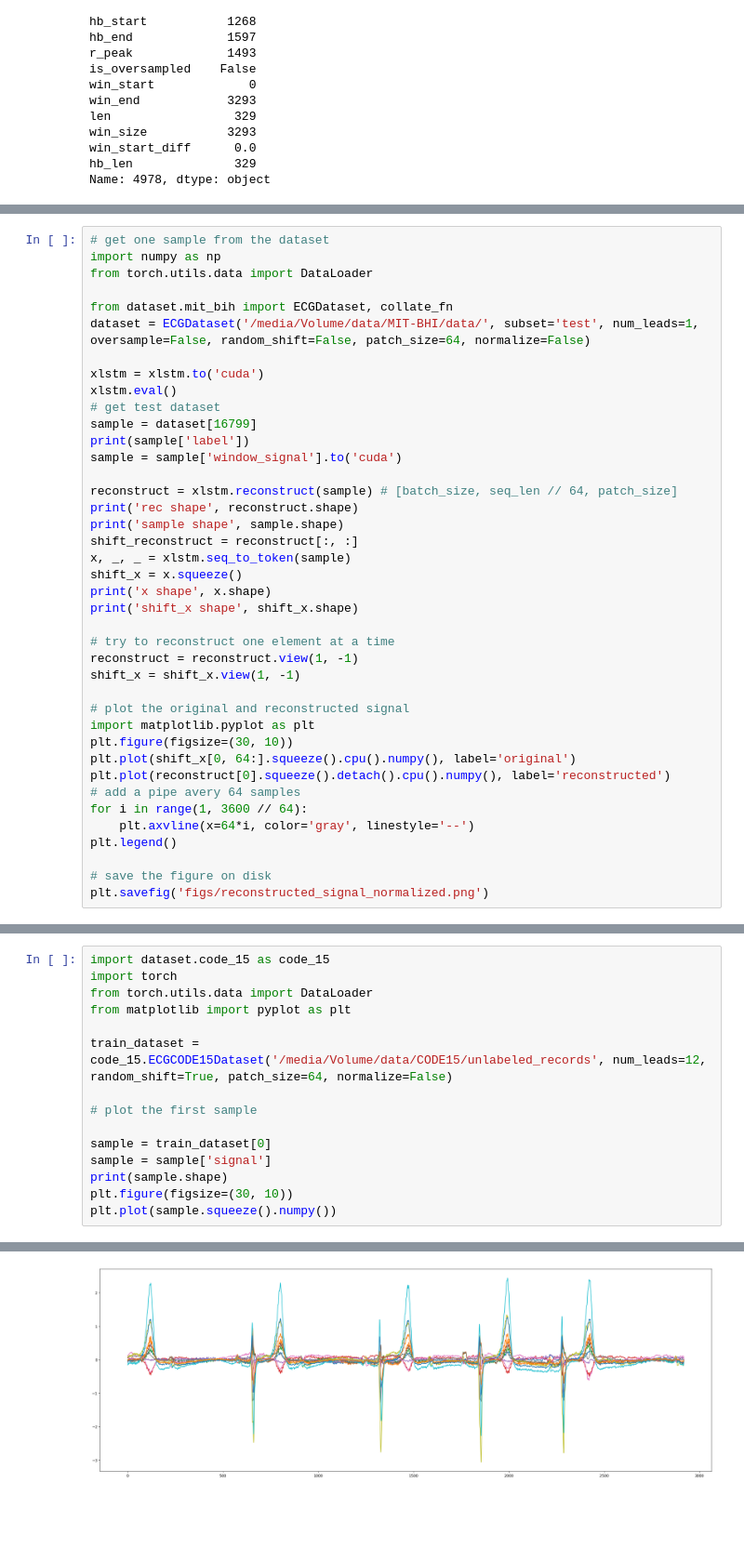
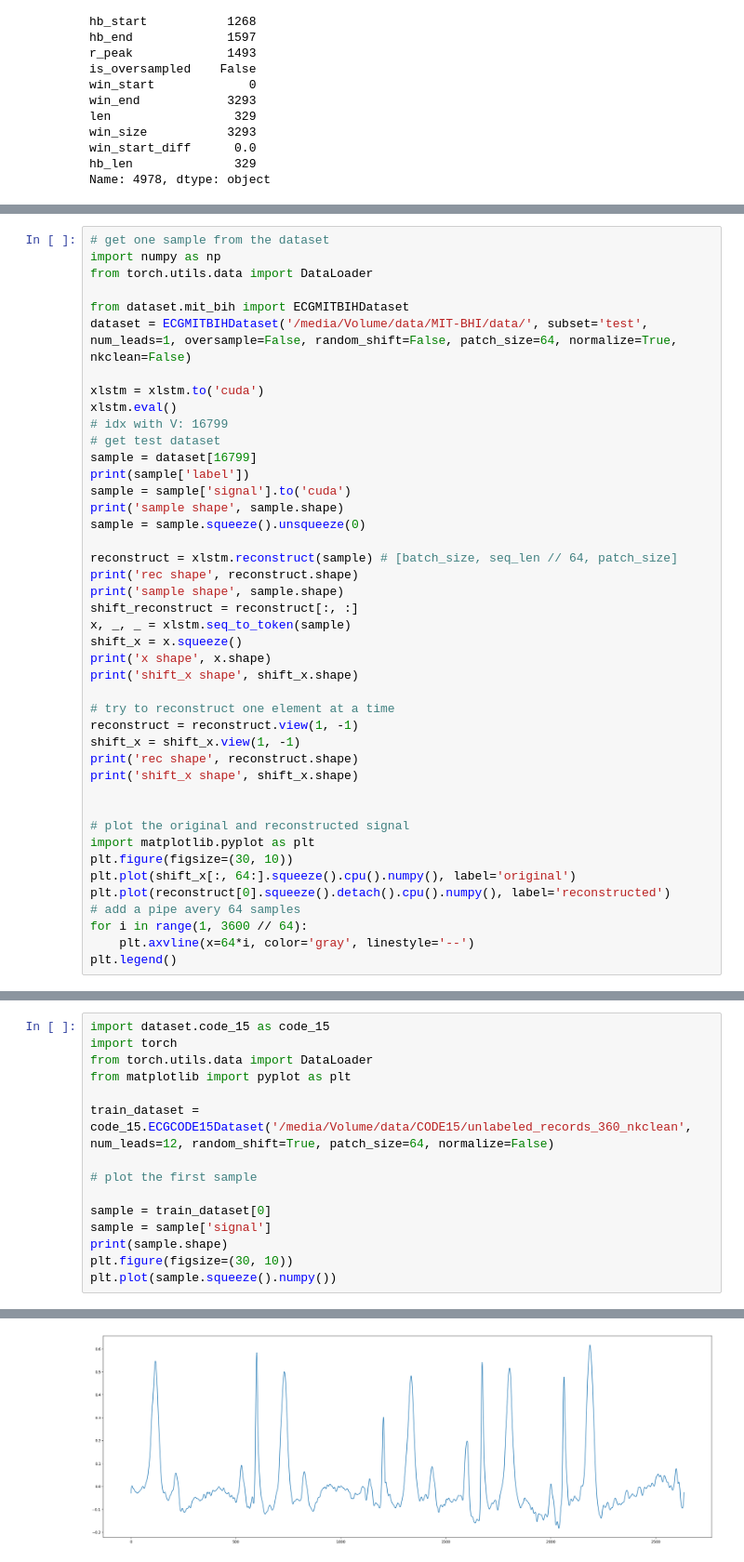
Before and after one commit to luna97/MIT-BIH_ecg_arrhytmia, a Jupyter notebook: test.ipynb, the cells around one changed output, grey strips where cells are left out. Shown at 93% size. Saved outputs shown, nothing was run; the diff lists cells and outputs as text; blank space fills up the shorter version.

Commit message:
wip pre patchembedding

```diff
--- a/test.ipynb
+++ b/test.ipynb
@@ -97,15 +107,18 @@ RuntimeError: Error(s) in loading state_dict for myxLSTM:
 import numpy as np
 from torch.utils.data import DataLoader
 
-from dataset.mit_bih import ECGDataset, collate_fn
-dataset = ECGDataset('/media/Volume/data/MIT-BHI/data/', subset='test', num_leads=1, oversample=False, random_shift=False, patch_size=64, normalize=False)
+from dataset.mit_bih import ECGMITBIHDataset
+dataset = ECGMITBIHDataset('/media/Volume/data/MIT-BHI/data/', subset='test', num_leads=1, oversample=False, random_shift=False, patch_size=64, normalize=True, nkclean=False)
 
 xlstm = xlstm.to('cuda')
 xlstm.eval()
+# idx with V: 16799
 # get test dataset
 sample = dataset[16799]
 print(sample['label'])
-sample = sample['window_signal'].to('cuda')
+sample = sample['signal'].to('cuda')
+print('sample shape', sample.shape)
+sample = sample.squeeze().unsqueeze(0)
 
 reconstruct = xlstm.reconstruct(sample) # [batch_size, seq_len // 64, patch_size]
 print('rec shape', reconstruct.shape)
@@ -119,18 +132,18 @@ print('shift_x shape', shift_x.shape)
 # try to reconstruct one element at a time
 reconstruct = reconstruct.view(1, -1)
 shift_x = shift_x.view(1, -1)
+print('rec shape', reconstruct.shape)
+print('shift_x shape', shift_x.shape)
+
 
 # plot the original and reconstructed signal
 import matplotlib.pyplot as plt
 plt.figure(figsize=(30, 10))
-plt.plot(shift_x[0, 64:].squeeze().cpu().numpy(), label='original')
+plt.plot(shift_x[:, 64:].squeeze().cpu().numpy(), label='original')
 plt.plot(reconstruct[0].squeeze().detach().cpu().numpy(), label='reconstructed')
 # add a pipe avery 64 samples
 for i in range(1, 3600 // 64):
     plt.axvline(x=64*i, color='gray', linestyle='--')
 plt.legend()
-
-# save the figure on disk
-plt.savefig('figs/reconstructed_signal_normalized.png')
 # %% [output]
 2
@@ -169,7 +217,7 @@ import torch
 from torch.utils.data import DataLoader
 from matplotlib import pyplot as plt
 
-train_dataset = code_15.ECGCODE15Dataset('/media/Volume/data/CODE15/unlabeled_records', num_leads=12, random_shift=True, patch_size=64, normalize=False)
+train_dataset = code_15.ECGCODE15Dataset('/media/Volume/data/CODE15/unlabeled_records_360_nkclean', num_leads=12, random_shift=True, patch_size=64, normalize=False)
 
 # plot the first sample
 
@@ -198,4 +233,4 @@ torch.Size([2919, 12])
-[figure, old version]
+[figure, new version]
 # %%
 from matplotlib import pyplot as plt
 
```
Also changed, not shown: parts of 12 cells of this notebook, 14 other files.
